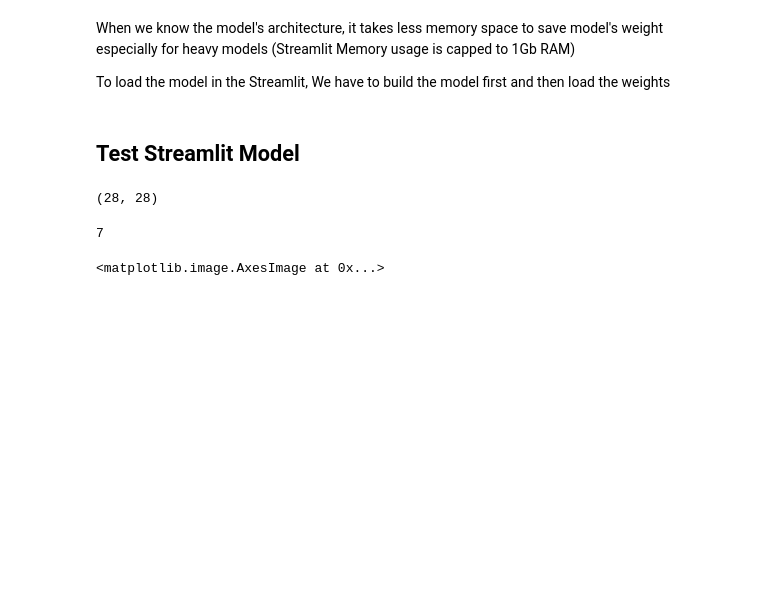
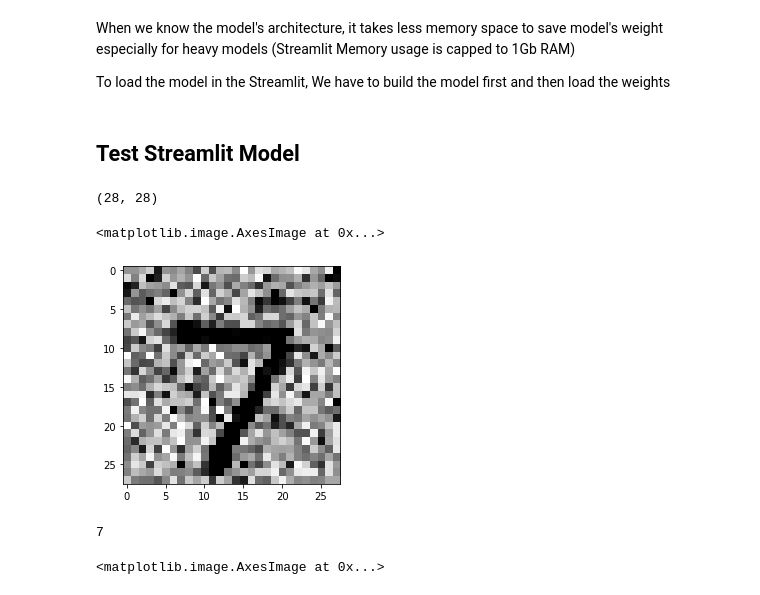
Before and after one commit to ylg619/Streamlit_tf_Demo, a Jupyter notebook: trainer.ipynb, the cells around one changed output. Cells and saved outputs as stored; diff of their text form; code cells hidden in the pictures; blank space fills up the shorter version.

```diff
--- a/trainer.ipynb
+++ b/trainer.ipynb
@@ -191,6 +193,11 @@ img_test.shape
 (28, 28)
 # %%
 img_test = img_test.reshape(28,28,1)
+# %%
+plt.imshow(img_test/255.,cmap='Greys')
+# %% [output]
+<matplotlib.image.AxesImage at 0x...>
+[figure, added]
 # %%
 classif, res_img = model.predict(np.expand_dims(img_test/255.,axis=0))
 # %%
```
Also changed, not shown: parts of 3 cells of this notebook, 3 other files.
